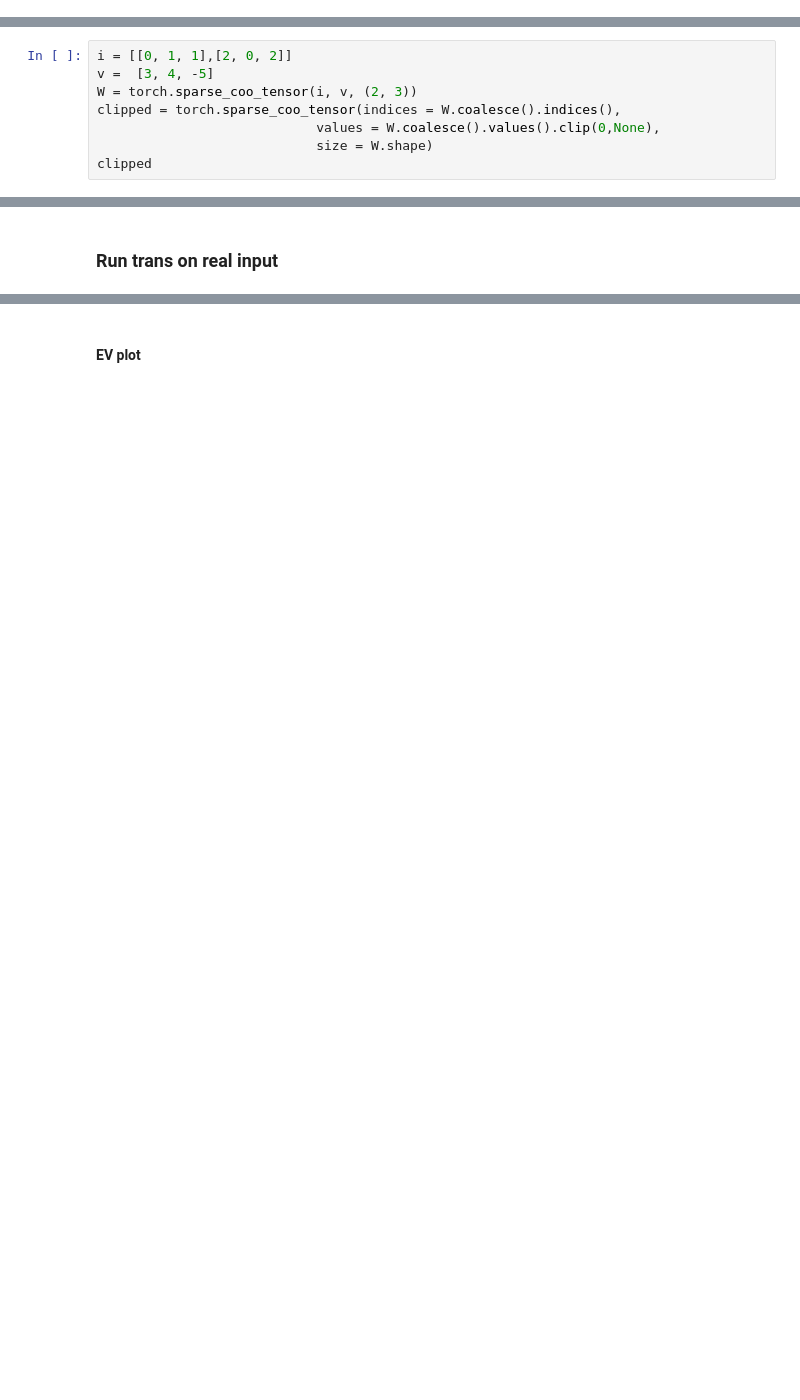
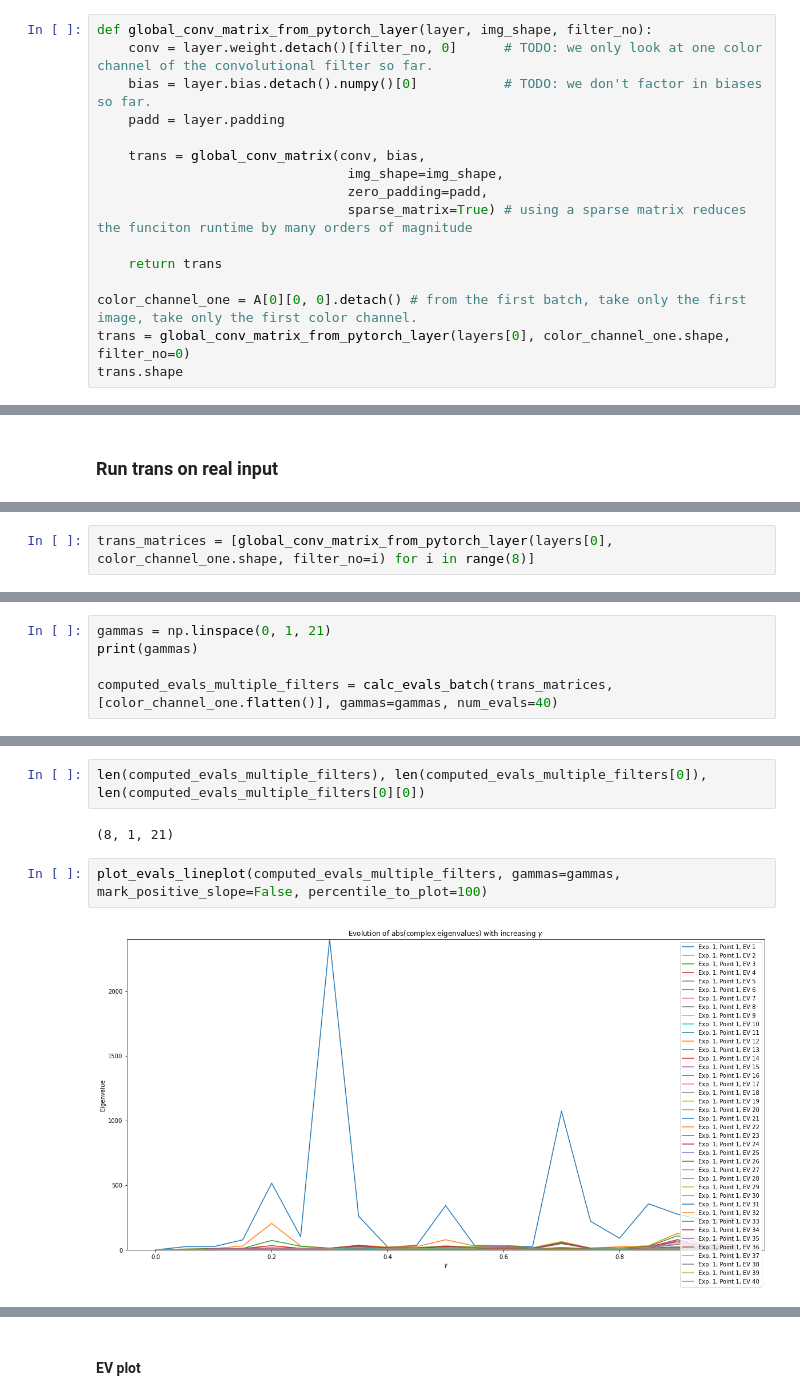
Before and after one commit to johannesmaess/investigation, a Jupyter notebook: gamma-vgg-empirical analysis.ipynb, the cells around one changed output, grey strips where cells are left out. Cells and saved outputs as stored; diff of their text form; blank space fills up the shorter version.

```diff
--- a/gamma-vgg-empirical analysis.ipynb
+++ b/gamma-vgg-empirical analysis.ipynb
@@ -77,3 +77,19 @@ print(layers[0].weight.detach().numpy()[0,0].shape)
 NOTE: we only look at one convolutional filter (of 64) of the first layer, and we only look at ONE COLOR CHANNEL (of three that the conv filter is using)!
 (64, 3, 3, 3)
 (3, 3)
+# %%
+def global_conv_matrix_from_pytorch_layer(layer, img_shape, filter_no):
+    conv = layer.weight.detach()[filter_no, 0]      # TODO: we only look at one color channel of the convolutional filter so far.
+    bias = layer.bias.detach().numpy()[0]           # TODO: we don't factor in biases so far.
+    padd = layer.padding
+
+    trans = global_conv_matrix(conv, bias,
+                                img_shape=img_shape,
+                                zero_padding=padd,
+                                sparse_matrix=True) # using a sparse matrix reduces the funciton runtime by many orders of magnitude
+
+    return trans
+
+color_channel_one = A[0][0, 0].detach() # from the first batch, take only the first image, take only the first color channel.
+trans = global_conv_matrix_from_pytorch_layer(layers[0], color_channel_one.shape, filter_no=0)
+trans.shape
@@ -198,8 +185,0 @@ visualizing a small section in the top left of trans:
-# %%
-i = [[0, 1, 1],[2, 0, 2]]
-v =  [3, 4, -5]
-W = torch.sparse_coo_tensor(i, v, (2, 3))
-clipped = torch.sparse_coo_tensor(indices = W.coalesce().indices(),
-                            values = W.coalesce().values().clip(0,None),
-                            size = W.shape)
-clipped
@@ -267,0 +211,2 @@ Error:
+# %%
+trans_matrices = [global_conv_matrix_from_pytorch_layer(layers[0], color_channel_one.shape, filter_no=i) for i in range(8)]
@@ -267,0 +222,5 @@ Error:
+# %%
+gammas = np.linspace(0, 1, 21)
+print(gammas)
+
+computed_evals_multiple_filters = calc_evals_batch(trans_matrices, [color_channel_one.flatten()], gammas=gammas, num_evals=40)
@@ -267,0 +245,8 @@ Error:
+# %%
+len(computed_evals_multiple_filters), len(computed_evals_multiple_filters[0]), len(computed_evals_multiple_filters[0][0])
+# %% [output]
+(8, 1, 21)
+# %%
+plot_evals_lineplot(computed_evals_multiple_filters, gammas=gammas, mark_positive_slope=False, percentile_to_plot=100)
+# %% [output]
+[figure, added]
```
Also changed, not shown: parts of 45 cells of this notebook, 2 other files.
